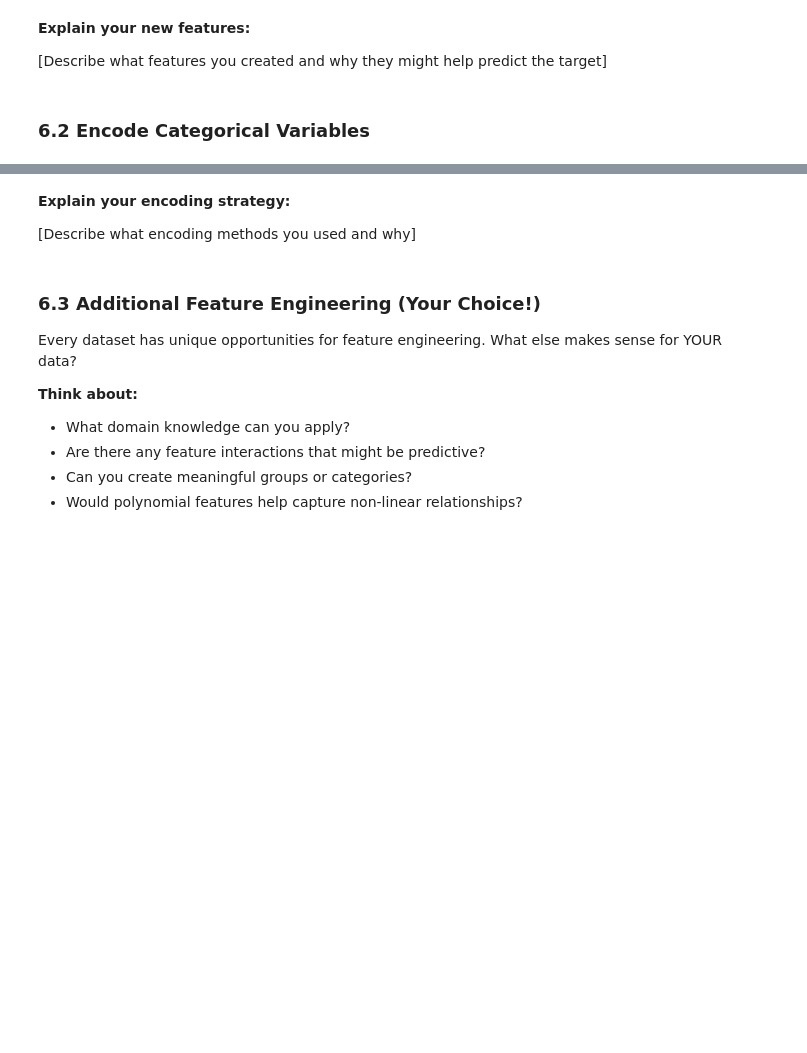
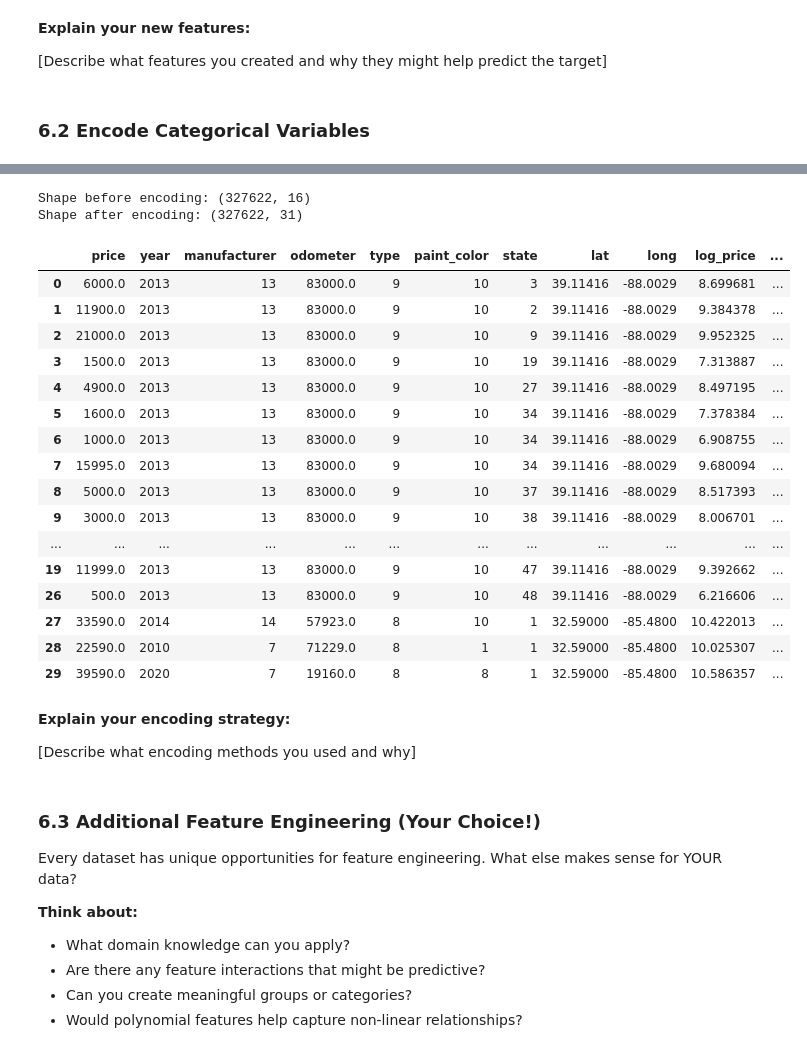
Before and after one commit to kalpanaselva495/individual-capstone-kalpanaselva495, a Jupyter notebook: notebooks/01_problem_statement_and_eda.ipynb, the cells around one changed output, grey strips where cells are left out. Saved outputs shown, nothing was run; the diff lists cells and outputs as text; code cells hidden in the pictures; blank space fills up the shorter version.

Commit message:
Initial Changes for Checkpoint 2: EDA, data cleaning, and feature engineering

```diff
--- a/notebooks/01_problem_statement_and_eda.ipynb
+++ b/notebooks/01_problem_statement_and_eda.ipynb
@@ -750,0 +1012,4 @@ print(missing_now)
+# %%
+df_clean[TARGET] = df_clean[TARGET].replace(0, np.nan)
+missing_target = df_clean[TARGET].isnull().sum()
+print(f"\nMissing values in target after replacing zeros: {missing_target}")
@@ -877,3 +1294,24 @@ Think about what would help YOUR specific prediction problem!
 # Store in: cat_cols
 
 # YOUR CODE HERE:
+cat_cols = df_clean.select_dtypes(include=['object', 'category']).columns.tolist()
+print("Categorical columns and encoding recommendations:")
+
+low_cardinality_cols = []
+high_cardinality_cols = []
+
+for col in cat_cols:
+    print(f"\nColumn name: {col}")
+
+    n_unique = df_clean[col].nunique()
+    print(f"Number of unique values: {n_unique}")
+
+    if n_unique <= 10:
+        print("Recommendation: one-hot encoding")
+        low_cardinality_cols.append(col)
+    else:
+        print("Recommendation: consider label encoding or dropping")
+        high_cardinality_cols.append(col)
+
+print(f"\nLow cardinality (one-hot encoding): {low_cardinality_cols}")
+print(f"High cardinality (label encoding or drop): {high_cardinality_cols}")
@@ -896,6 +1352,46 @@ Think about what would help YOUR specific prediction problem!
 # df_clean['encoded_col'] = le.fit_transform(df_clean['category_col'])
 
 # YOUR CODE HERE:
+
+from sklearn.calibration import LabelEncoder
+
+
+print(f"Shape before encoding: {df_clean.shape}")
+
+if low_cardinality_cols and len(low_cardinality_cols) > 0:
+    df_clean = pd.get_dummies(df_clean, columns=low_cardinality_cols, drop_first=True, dtype=int)
+
+if high_cardinality_cols and len(high_cardinality_cols) > 0:
+    from sklearn.calibration import LabelEncoder
+
+    le = LabelEncoder()
+    for col in high_cardinality_cols:
+        df_clean[col] = le.fit_transform(df_clean[col])
+
+print(f"Shape after encoding: {df_clean.shape}")
+# %% [output]
+Shape before encoding: (327622, 16)
+Shape after encoding: (327622, 31)
+# %%
+df_clean.head(20)
+# %% [output]
+|  | price | year | manufacturer | odometer | type | paint_color | state | lat | long | log_price | ... |
+| 0 | 6000.0 | 2013 | 13 | 83000.0 | 9 | 10 | 3 | 39.11416 | -88.0029 | 8.699681 | ... |
+| 1 | 11900.0 | 2013 | 13 | 83000.0 | 9 | 10 | 2 | 39.11416 | -88.0029 | 9.384378 | ... |
+| 2 | 21000.0 | 2013 | 13 | 83000.0 | 9 | 10 | 9 | 39.11416 | -88.0029 | 9.952325 | ... |
+| 3 | 1500.0 | 2013 | 13 | 83000.0 | 9 | 10 | 19 | 39.11416 | -88.0029 | 7.313887 | ... |
+| 4 | 4900.0 | 2013 | 13 | 83000.0 | 9 | 10 | 27 | 39.11416 | -88.0029 | 8.497195 | ... |
+| 5 | 1600.0 | 2013 | 13 | 83000.0 | 9 | 10 | 34 | 39.11416 | -88.0029 | 7.378384 | ... |
+| 6 | 1000.0 | 2013 | 13 | 83000.0 | 9 | 10 | 34 | 39.11416 | -88.0029 | 6.908755 | ... |
+| 7 | 15995.0 | 2013 | 13 | 83000.0 | 9 | 10 | 34 | 39.11416 | -88.0029 | 9.680094 | ... |
+| 8 | 5000.0 | 2013 | 13 | 83000.0 | 9 | 10 | 37 | 39.11416 | -88.0029 | 8.517393 | ... |
+| 9 | 3000.0 | 2013 | 13 | 83000.0 | 9 | 10 | 38 | 39.11416 | -88.0029 | 8.006701 | ... |
+| ... | ... | ... | ... | ... | ... | ... | ... | ... | ... | ... | ... |
+| 19 | 11999.0 | 2013 | 13 | 83000.0 | 9 | 10 | 47 | 39.11416 | -88.0029 | 9.392662 | ... |
+| 26 | 500.0 | 2013 | 13 | 83000.0 | 9 | 10 | 48 | 39.11416 | -88.0029 | 6.216606 | ... |
+| 27 | 33590.0 | 2014 | 14 | 57923.0 | 8 | 10 | 1 | 32.59000 | -85.4800 | 10.422013 | ... |
+| 28 | 22590.0 | 2010 | 7 | 71229.0 | 8 | 1 | 1 | 32.59000 | -85.4800 | 10.025307 | ... |
+| 29 | 39590.0 | 2020 | 7 | 19160.0 | 8 | 8 | 1 | 32.59000 | -85.4800 | 10.586357 | ... |
 # %% [markdown]
 **Explain your encoding strategy:**
 
```
Also changed, not shown: parts of 33 cells of this notebook, 1 other file.
